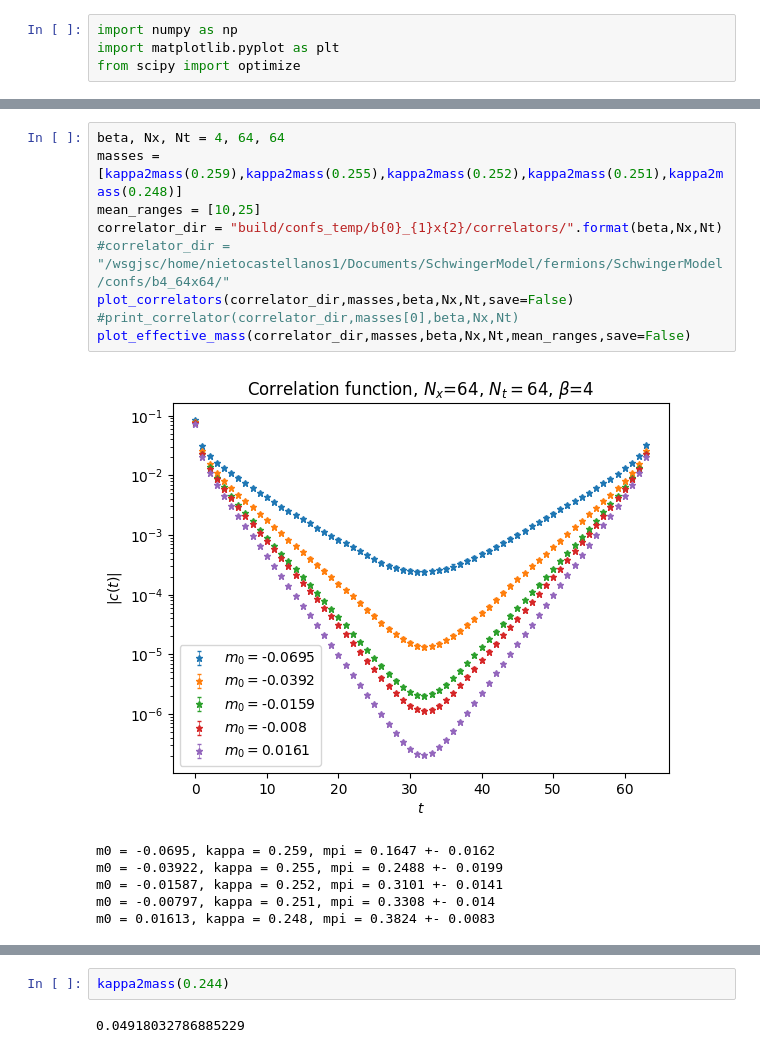
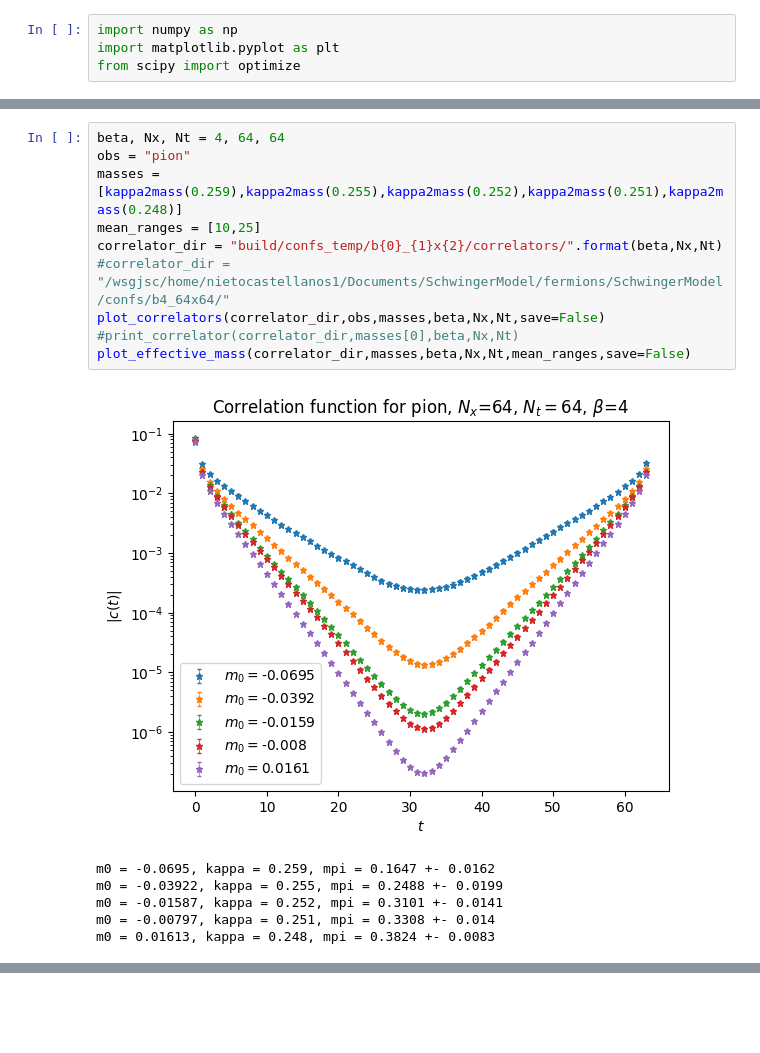
Before and after one commit to Fabian2598/SchwingerModel, a Jupyter notebook: mass_analysis.ipynb, the cells around one changed output, grey strips where cells are left out. Drawn from its saved outputs; the diff is of its cells as text; blank space fills up the shorter version.

```diff
--- a/mass_analysis.ipynb
+++ b/mass_analysis.ipynb
@@ -219,21 +320,18 @@ def plot_effective_mass(correlator_dir,masses,beta,Nx,Nt,mean_ranges,save=False)
 # %%
 beta, Nx, Nt = 4, 64, 64
+obs = "pion"
 masses = [kappa2mass(0.259),kappa2mass(0.255),kappa2mass(0.252),kappa2mass(0.251),kappa2mass(0.248)]
 mean_ranges = [10,25]
 correlator_dir = "build/confs_temp/b{0}_{1}x{2}/correlators/".format(beta,Nx,Nt)
 #correlator_dir = "/wsgjsc/home/nietocastellanos1/Documents/SchwingerModel/fermions/SchwingerModel/confs/b4_64x64/"
-plot_correlators(correlator_dir,masses,beta,Nx,Nt,save=False)
+plot_correlators(correlator_dir,obs,masses,beta,Nx,Nt,save=False)
 #print_correlator(correlator_dir,masses[0],beta,Nx,Nt)
 plot_effective_mass(correlator_dir,masses,beta,Nx,Nt,mean_ranges,save=False)
 # %% [output]
-[figure, old version]
+[figure, new version]
 m0 = -0.0695, kappa = 0.259, mpi = 0.1647 +- 0.0162
 m0 = -0.03922, kappa = 0.255, mpi = 0.2488 +- 0.0199
 m0 = -0.01587, kappa = 0.252, mpi = 0.3101 +- 0.0141
 m0 = -0.00797, kappa = 0.251, mpi = 0.3308 +- 0.014
 m0 = 0.01613, kappa = 0.248, mpi = 0.3824 +- 0.0083
 [figure]
-# %%
-kappa2mass(0.244)
-# %% [output]
-0.04918032786885229
```
Also changed, not shown: parts of 4 cells of this notebook, 1 other file.
